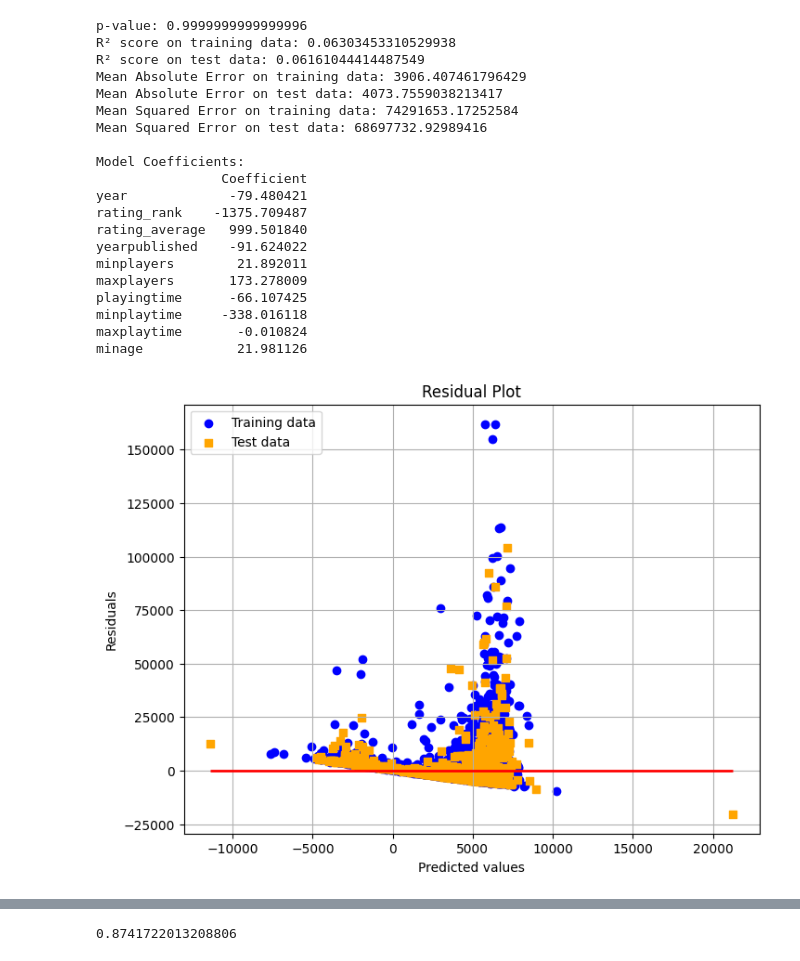
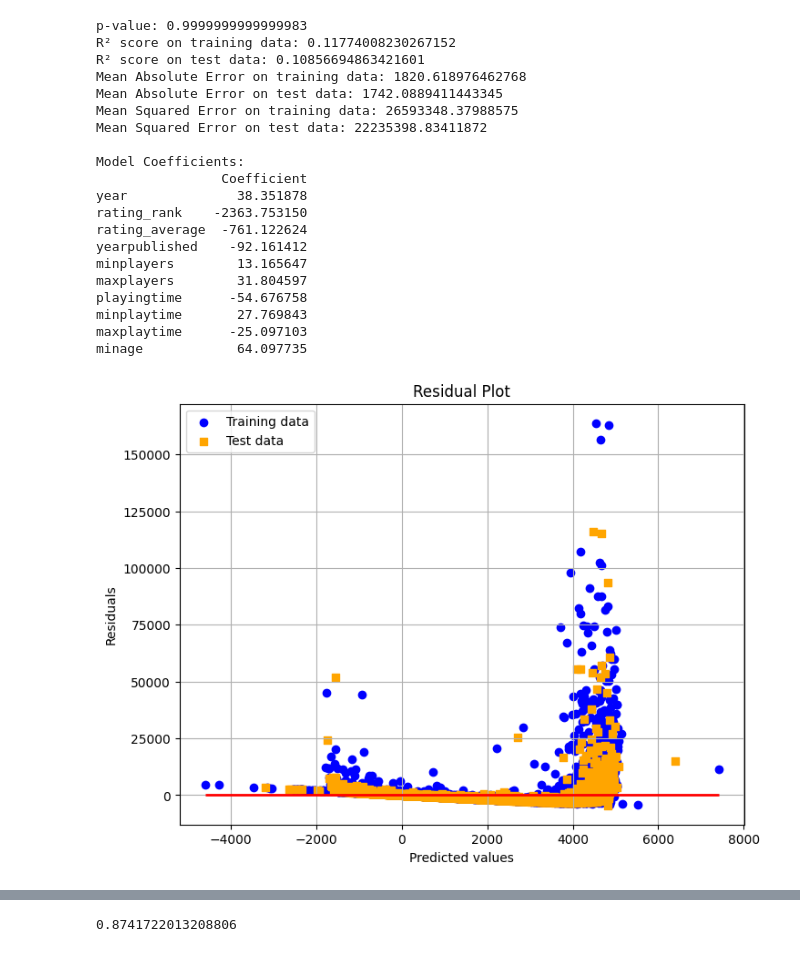
Before and after one commit to ursumarius/linear-regression-board-games, a Jupyter notebook: own_lasso_regression.ipynb, the cells around one changed output, grey strips where cells are left out. Drawn from its saved outputs; the diff is of its cells as text; code cells hidden in the pictures.

```diff
--- a/own_lasso_regression.ipynb
+++ b/own_lasso_regression.ipynb
@@ -51,7 +47,7 @@ popular_cleaned_data_num = cleaned_data_num[cleaned_data_num['rating_users_rated
 # %%
 
 # Prepare data for modeling
-X = popular_cleaned_data_num.drop(columns=[
+X = cleaned_data_num.drop(columns=[
     'id', #because it is not a feature
     'num_rating', #because it is not a feature
     'num_details', #because it is not a feature
@@ -63,7 +59,7 @@ X = popular_cleaned_data_num.drop(columns=[
     'rating_users_rated', #because it strongly correlated with the DV
 
     ])
-y = popular_cleaned_data_num['owned']
+y = cleaned_data_num['owned']
 
 X_train, X_test, y_train, y_test = train_test_split(X, y, test_size=0.2, random_state=42)
 
@@ -95,51 +91,51 @@ print("p-value:", p_value)
 print(f"R² score on training data: {r2_train}")
 print(f"R² score on test data: {r2_test}")
 print(f"Mean Absolute Error on training data: {mae_train}")
 print(f"Mean Absolute Error on test data: {mae_test}")
 print(f"Mean Squared Error on training data: {mse_train}")
 print(f"Mean Squared Error on test data: {mse_test}")
 
 # Print model coefficients
 coefficients = pd.DataFrame(model.coef_, X.columns, columns=['Coefficient'])
 print("\nModel Coefficients:")
 print(coefficients)
 
 # Plot residuals
 residuals_train = y_train - y_pred_train
 residuals_test = y_test - y_pred_test
 
 plt.figure(figsize=(8, 6))
 plt.scatter(y_pred_train, residuals_train, c='blue', marker='o', label='Training data')
 plt.scatter(y_pred_test, residuals_test, c='orange', marker='s', label='Test data')
 plt.xlabel('Predicted values')
 plt.ylabel('Residuals')
 plt.legend(loc='upper left')
 plt.hlines(y=0, xmin=min(y_pred_train.min(), y_pred_test.min()), xmax=max(y_pred_train.max(), y_pred_test.max()), color='red', lw=2)
 plt.title('Residual Plot')
 plt.grid(True)
 plt.show()
 # %% [output]
-p-value: 0.9999999999999996
-R² score on training data: 0.06303453310529938
-R² score on test data: 0.06161044414487549
-Mean Absolute Error on training data: 3906.407461796429
-Mean Absolute Error on test data: 4073.7559038213417
-Mean Squared Error on training data: 74291653.17252584
-Mean Squared Error on test data: 68697732.92989416
+p-value: 0.9999999999999983
+R² score on training data: 0.11774008230267152
+R² score on test data: 0.10856694863421601
+Mean Absolute Error on training data: 1820.618976462768
+Mean Absolute Error on test data: 1742.0889411443345
+Mean Squared Error on training data: 26593348.37988575
+Mean Squared Error on test data: 22235398.83411872
 
 Model Coefficients:
                 Coefficient
-year             -79.480421
-rating_rank    -1375.709487
-rating_average   999.501840
-yearpublished    -91.624022
-minplayers        21.892011
-maxplayers       173.278009
-playingtime      -66.107425
-minplaytime     -338.016118
-maxplaytime       -0.010824
-minage            21.981126
+year              38.351878
+rating_rank    -2363.753150
+rating_average  -761.122624
+yearpublished    -92.161412
+minplayers        13.165647
+maxplayers        31.804597
+playingtime      -54.676758
+minplaytime       27.769843
+maxplaytime      -25.097103
+minage            64.097735
-[figure, old version]
+[figure, new version]
 # %%
 
 # Calculate the residuals
```
Also changed, not shown: parts of 2 cells of this notebook.
